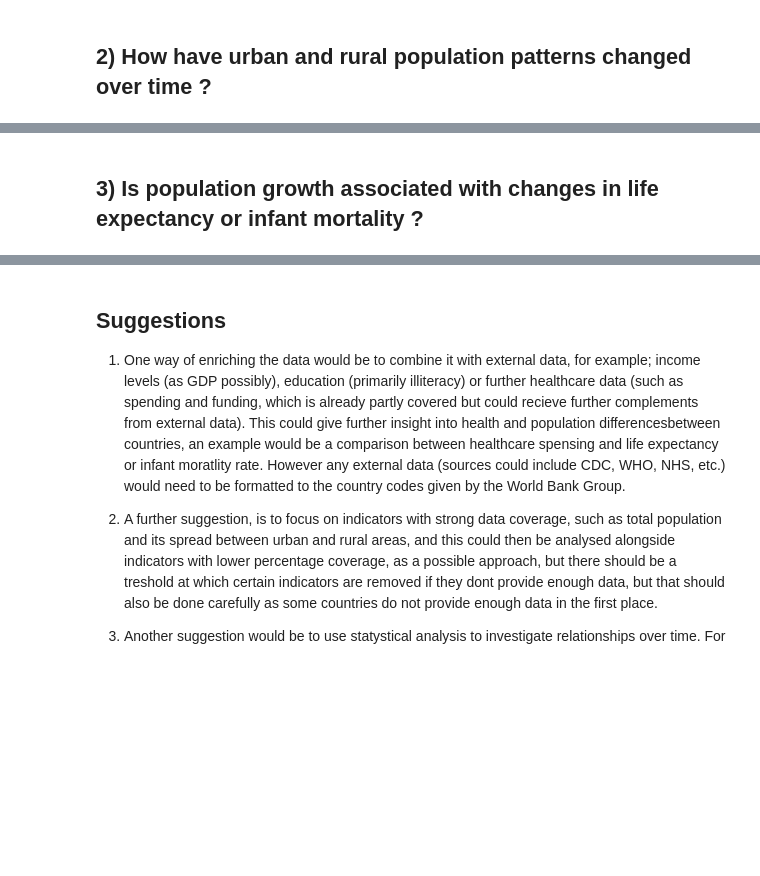
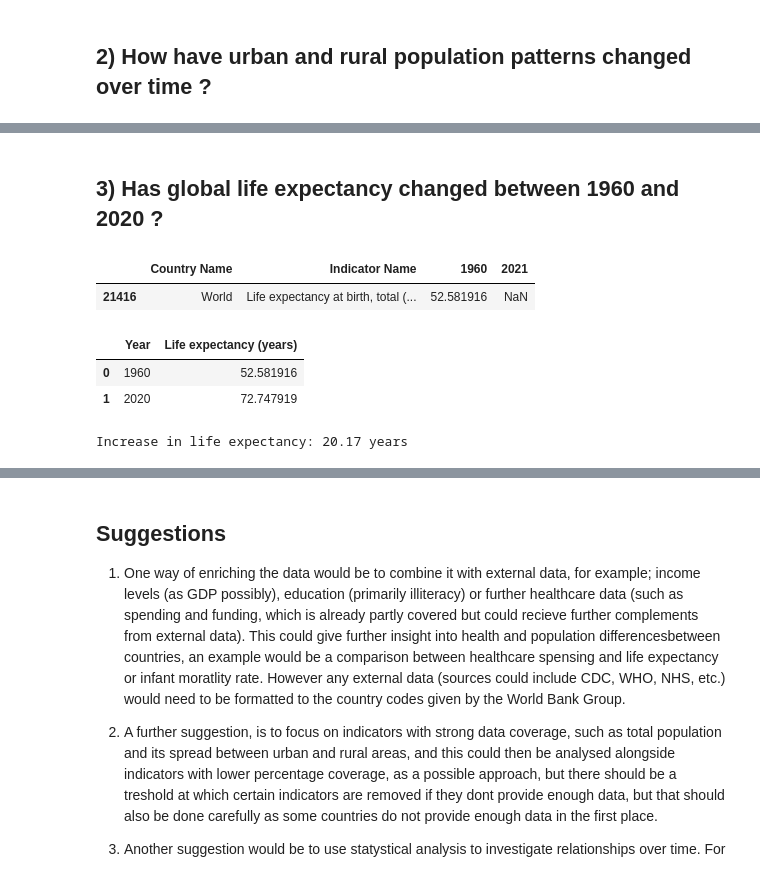
Before and after one commit to lappland-stack/CSCU9M3---Scripting-for-Data-Science-2026-7---The-Assignment, a Jupyter notebook: 3546619_CSCU9M3_TheAssignment_Aut26.ipynb, the cells around one changed output, grey strips where cells are left out. Saved outputs shown, nothing was run; the diff lists cells and outputs as text; code cells hidden in the pictures; blank space fills up the shorter version.

```diff
--- a/3546619_CSCU9M3_TheAssignment_Aut26.ipynb
+++ b/3546619_CSCU9M3_TheAssignment_Aut26.ipynb
@@ -372,2 +457,40 @@ Rows for total population: 266
 # %% [markdown]
-## 3) Is population growth associated with changes in life expectancy or infant mortality ?
+## 3) Has global life expectancy changed between 1960 and 2020 ?
+# %%
+# Below we will gather data relating to life expectancy over time
+life_expectancy = data[
+    (data["Indicator Code"] == "SP.DYN.LE00.IN") &
+    (data["Country Code"] == "WLD")
+]
+
+# Display original values in scientific notation where applicable
+display(
+    life_expectancy[
+        ["Country Name", "Indicator Name", "1960", "2021"]
+    ]
+)
+
+# Find the latest available year
+available_years = life_expectancy[year_columns].notna().iloc[0]
+latest_year = available_years[available_years].index[-1]
+
+start_value = life_expectancy["1960"].iloc[0]
+latest_value = life_expectancy[latest_year].iloc[0]
+
+# Create a readable comparison table
+life_comparison = pd.DataFrame({
+    "Year": ["1960", latest_year],
+    "Life expectancy (years)": [start_value, latest_value]
+})
+
+display(life_comparison)
+
+# Calculate the difference
+print(f"Increase in life expectancy: {latest_value - start_value:.2f} years")
+# %% [output]
+|  | Country Name | Indicator Name | 1960 | 2021 |
+| 21416 | World | Life expectancy at birth, total (... | 52.581916 | NaN |
+|  | Year | Life expectancy (years) |
+| 0 | 1960 | 52.581916 |
+| 1 | 2020 | 72.747919 |
+Increase in life expectancy: 20.17 years
```
Also changed, not shown: parts of 6 cells of this notebook, 1 other file.
